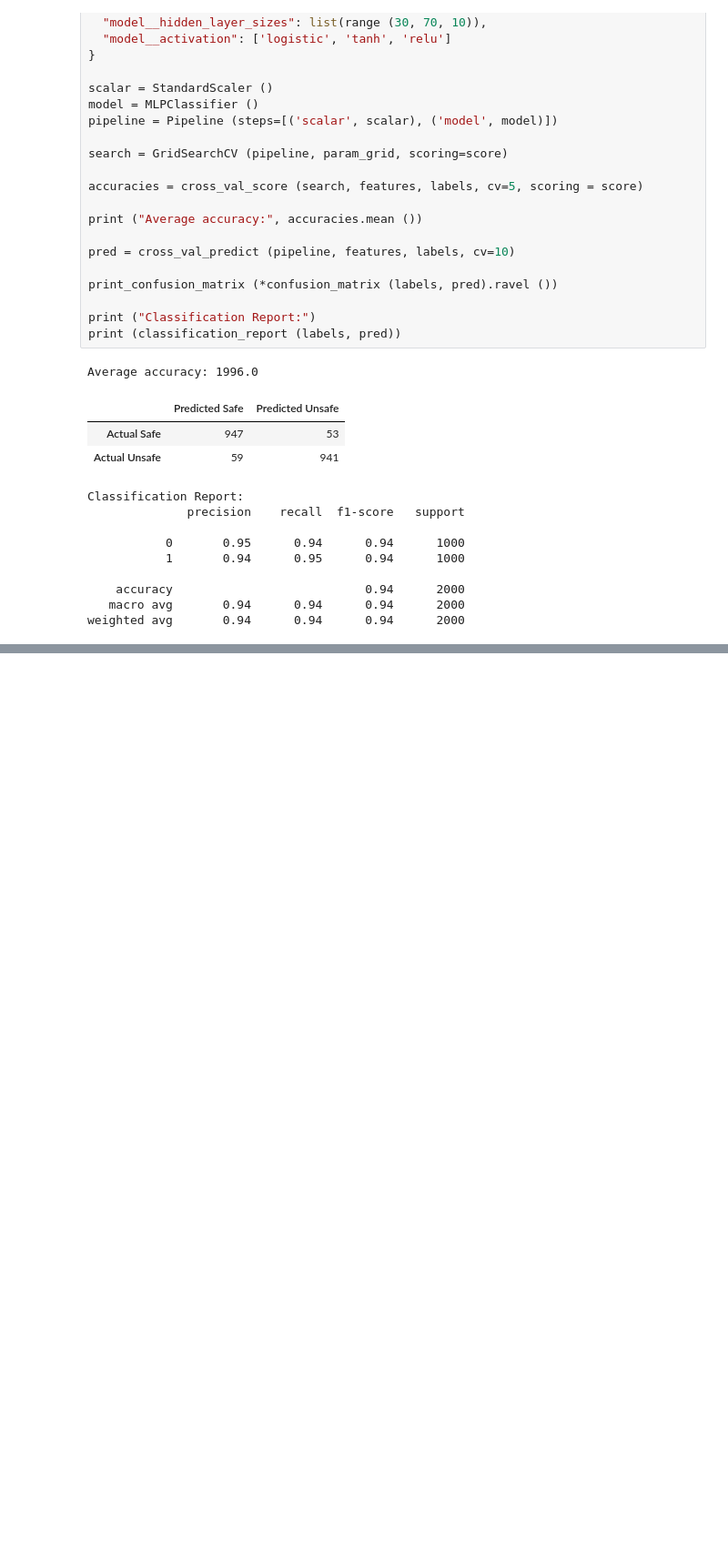
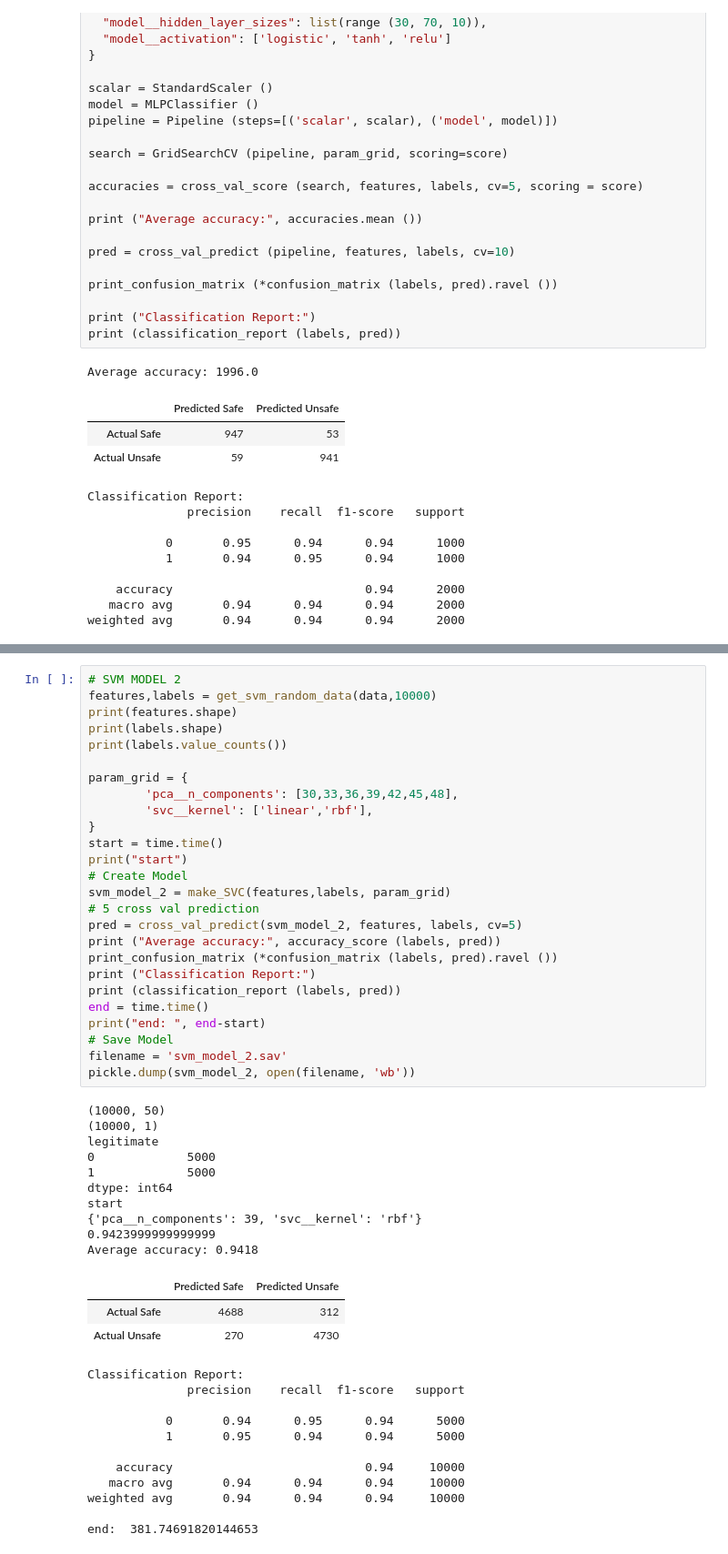
Before and after one commit to ayaabdelgawad/categorize-viruses, a Jupyter notebook: mal-classifier.ipynb, the cells around one changed output, grey strips where cells are left out. Shown at 91% size. Saved outputs shown, nothing was run; the diff lists cells and outputs as text; blank space fills up the shorter version.

```diff
--- a/mal-classifier.ipynb
+++ b/mal-classifier.ipynb
@@ -1044,0 +1382,51 @@ Vandana put stuff here (don't forget to normalize data)
+# %%
+# SVM MODEL 2
+features,labels = get_svm_random_data(data,10000)
+print(features.shape)
+print(labels.shape)
+print(labels.value_counts())
+
+param_grid = {
+        'pca__n_components': [30,33,36,39,42,45,48],
+        'svc__kernel': ['linear','rbf'],
+}
+start = time.time()
+print("start")
+# Create Model
+svm_model_2 = make_SVC(features,labels, param_grid)
+# 5 cross val prediction
+pred = cross_val_predict(svm_model_2, features, labels, cv=5)
+print ("Average accuracy:", accuracy_score (labels, pred))
+print_confusion_matrix (*confusion_matrix (labels, pred).ravel ())
+print ("Classification Report:")
+print (classification_report (labels, pred))
+end = time.time()
+print("end: ", end-start)
+# Save Model
+filename = 'svm_model_2.sav'
+pickle.dump(svm_model_2, open(filename, 'wb'))
+# %% [output]
+(10000, 50)
+(10000, 1)
+legitimate
+0             5000
+1             5000
+dtype: int64
+start
+{'pca__n_components': 39, 'svc__kernel': 'rbf'}
+0.9423999999999999
+Average accuracy: 0.9418
+|  | Predicted Safe | Predicted Unsafe |
+| Actual Safe | 4688 | 312 |
+| Actual Unsafe | 270 | 4730 |
+Classification Report:
+              precision    recall  f1-score   support
+
+           0       0.94      0.95      0.94      5000
+           1       0.95      0.94      0.94      5000
+
+    accuracy                           0.94     10000
+   macro avg       0.94      0.94      0.94     10000
+weighted avg       0.94      0.94      0.94     10000
+
+end:  381.74691820144653
```
Also changed, not shown: parts of 25 cells of this notebook, 2 other files.
